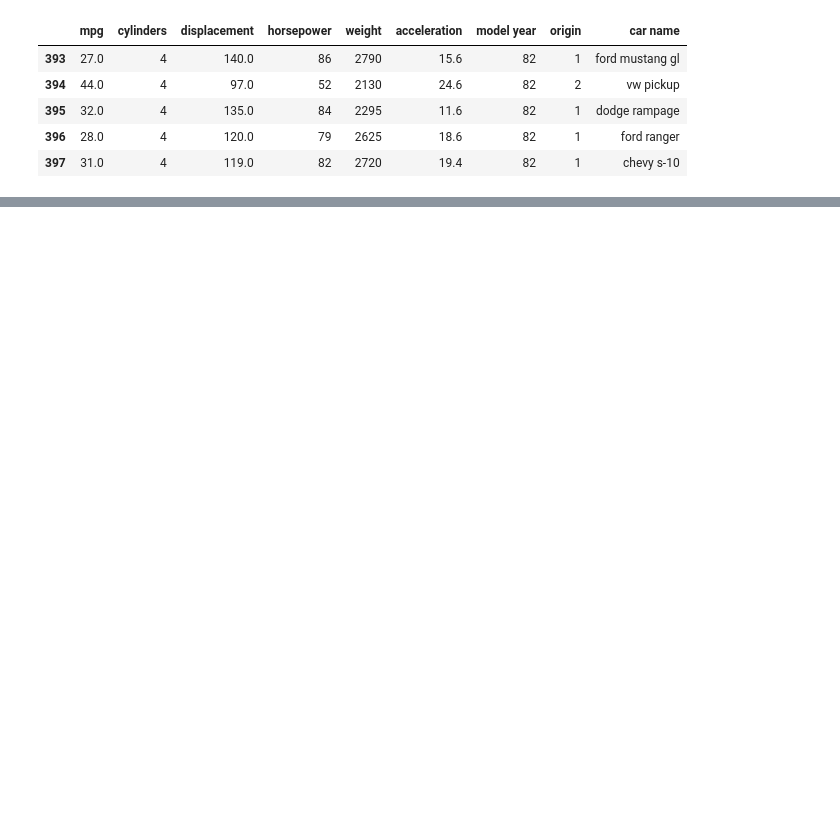
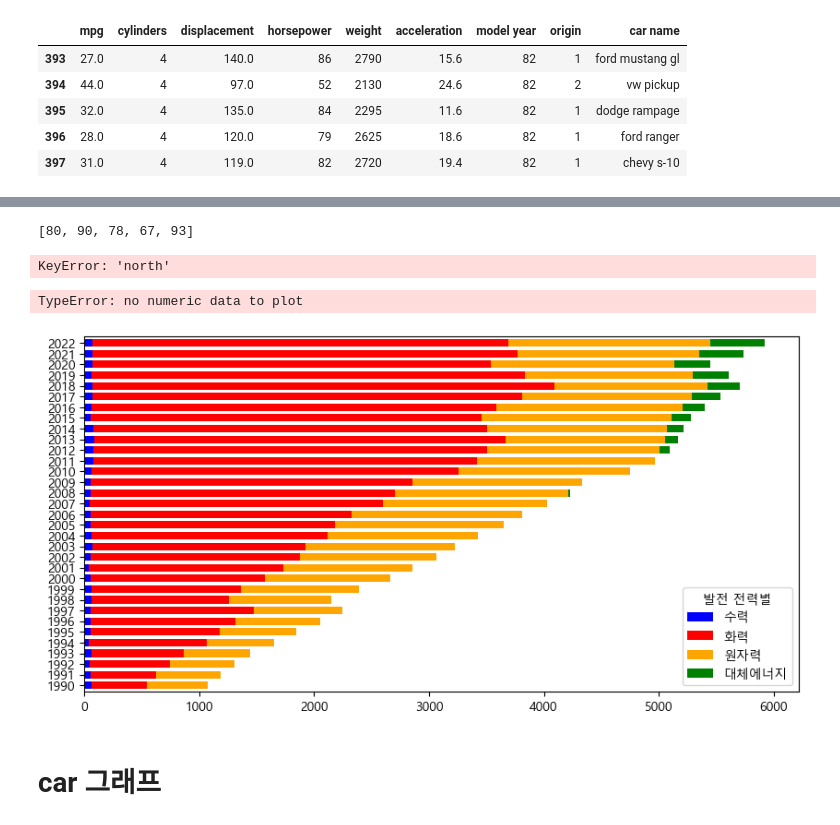
Before and after one commit to sihogu/lecture_bigdata, a Jupyter notebook: source/s.2024.03.09_lookdata01.ipynb, the cells around one changed output, grey strips where cells are left out. Cells and saved outputs as stored; diff of their text form; code cells hidden in the pictures; blank space fills up the shorter version.

```diff
--- a/source/s.2024.03.09_lookdata01.ipynb
+++ b/source/s.2024.03.09_lookdata01.ipynb
@@ -82,0 +156,8 @@ dtype: float64
+# %%
+df = pd.read_excel('excel/남북한_발전전력량.xlsx')
+df['남북한별'] = df['남북한별'].ffill()
+
+#멀티 인덱스명
+df2 = df.set_index(['남북한별','발전 전력별'])
+df2.loc[[('북한','합계'),('남한','합계')]]
+df2.T.dtypes
@@ -82,0 +175,35 @@ dtype: float64
+# %%
+A = ['80','90','78','67','93']
+B = []
+for i in A :
+    i = int(i)
+    B.append(i)
+B
+# %% [output]
+[80, 90, 78, 67, 93]
+# %%
+df3 = df2.T['north'].map(int)   #객체.map(함수) : 리스트인 객체를 함수에 원소하나씩 돌려서 반환한다.
+df2.columns
+
+for year in df2.columns:
+    df2[year] = df2[year].map(int)
+
+#df2.T.plot()
+
+df2.T.plot(kind= 'bar',width = 0.8, figsize = (10,5))
+#'bar' 막대그래프, width = 선굵기, stacked = 그래프 통합할지말지 T/F,
+# %% [output]
+KeyError: 'north'
+# %%
+df3 = df.set_index(['남북한별','발전 전력별'])
+df3 = df3.loc['남한']
+df3 = df3.replace({'-':0})    #값에서 직접 치환
+df3_T = df3.drop('합계').T
+df3_T.plot(kind ='barh', width = 0.7, stacked = True, figsize = (10,5), color = ['blue','red','orange','green'])
+
+df2.T.plot(kind='hist')
+# %% [output]
+TypeError: no numeric data to plot
+[figure, added]
+# %% [markdown]
+# car 그래프
```
Also changed, not shown: parts of 19 cells of this notebook, 2 other files.
